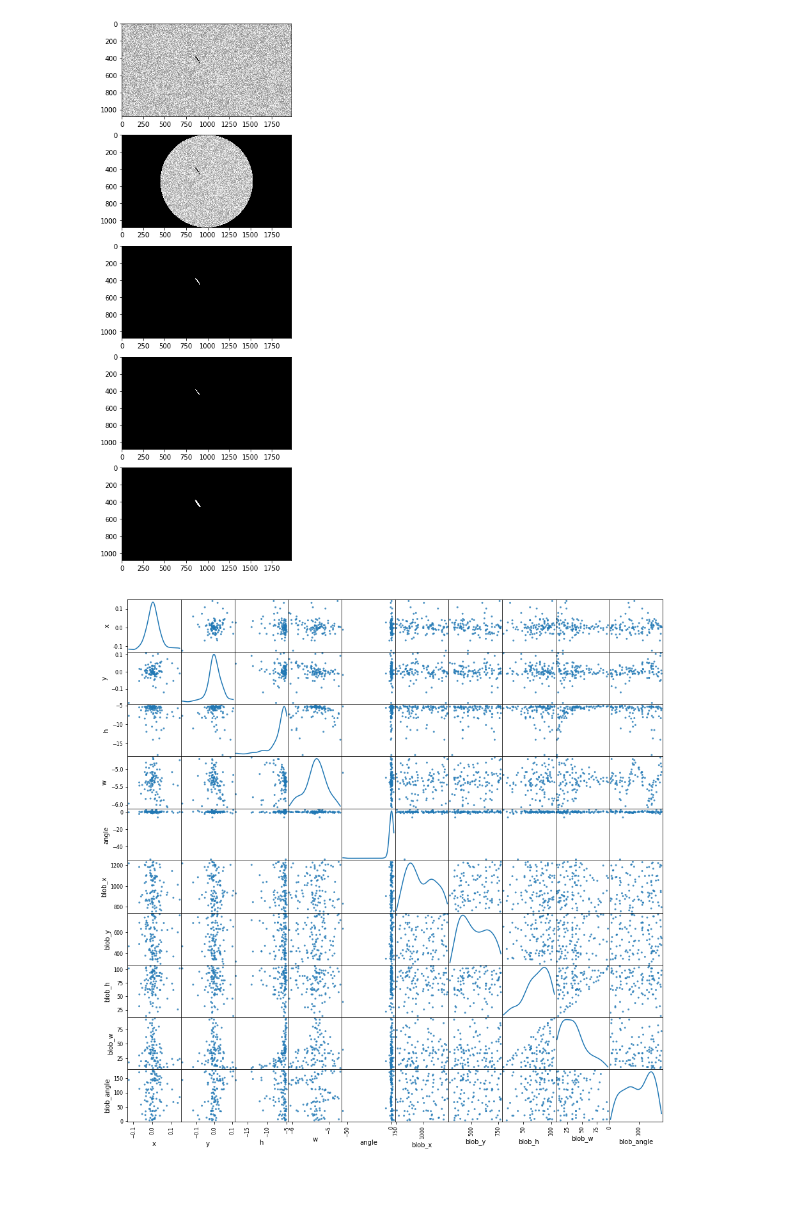
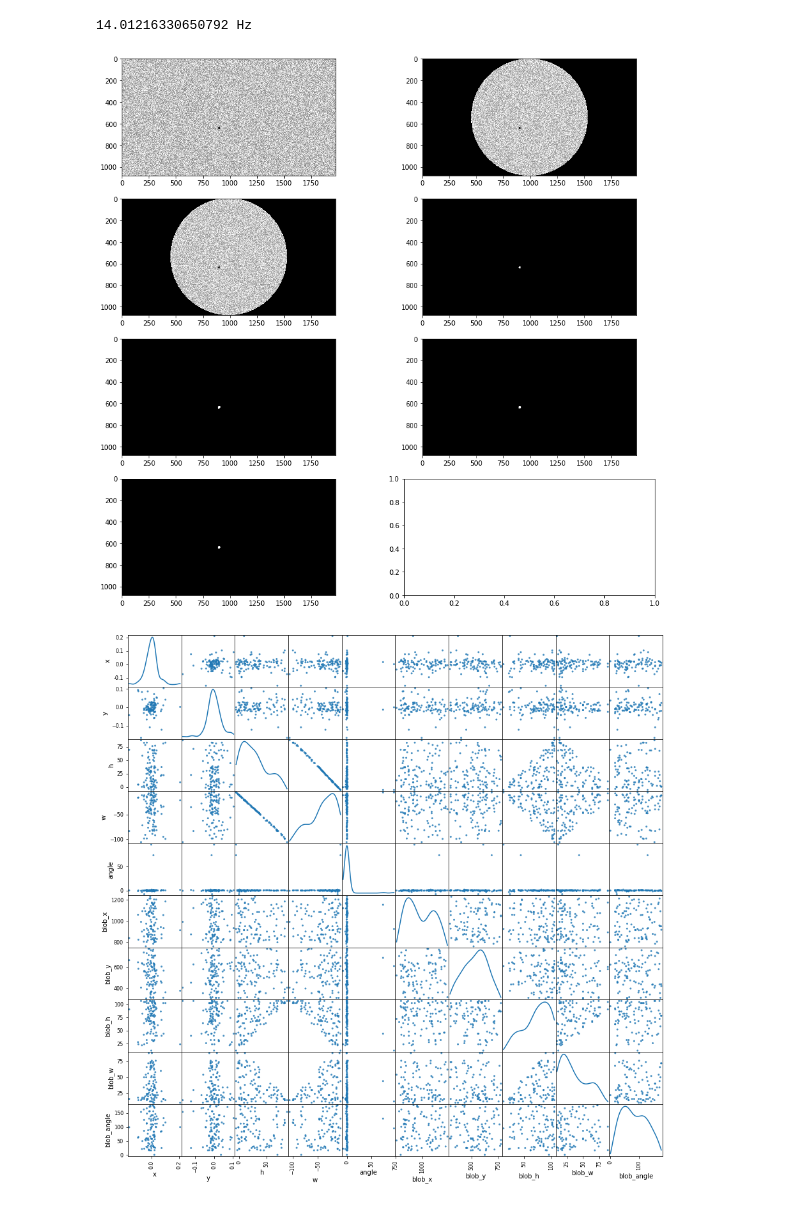
Before and after one commit to bolirev/toolbox-tracking, a Jupyter notebook: src/BeeTrackTracker_CPP.ipynb, the cells around one changed output. Cells and saved outputs as stored; diff of their text form; code cells hidden in the pictures.

```diff
--- a/src/BeeTrackTracker_CPP.ipynb
+++ b/src/BeeTrackTracker_CPP.ipynb
@@ -26,62 +29,66 @@ for i, image in enumerate([mask,background,blob]):
 # %%
-mybee=beetracktracker.beetracktracker()
-mybee.set_mask(mask)
-mybee.set_image(background)
-mybee.set_area_lim(0,10000)
-mybee.set_roundness_lim(0,1)
-mybee.set_erode_iter(1)
-mybee.set_dilate_iter(3)
-mybee.set_roi(210,150)
-mybee.set_max_nb_bee(4)
-mybee.run()
+mybee=blobextractor.BlobFinder(mask)
+mybee.gaussian_blur=1
+mybee.area_lim=[0,10000]
+mybee.roundness_lim=[0,1]
+mybee.erode_iter=1
+mybee.dilate_iter=3
+mybee.run(background)
 
 max_error_pos=1 #px
 max_angle_pos=1 #deg
 max_simulated_blob=1
 
 for _ in range(50):
     blob, blob_center, blob_axes, blob_angle = test.get_randomblob(mask,background)
-    mybee.set_image(blob)
-    mybee.run()
+    mybee.run(blob)
 
 blobs=pd.DataFrame(index=np.arange(100),columns=['x','y','h','w','angle'],dtype=np.float)
 detections=np.nan*blobs.copy()
+t_start=time.time()
 for frame_i in blobs.index:
     blob, blob_center, blob_axes, blob_angle = test.get_randomblob(mask,background)
     blobs.loc[frame_i,['x','y']]=blob_center
     blobs.loc[frame_i,['h','w']]=blob_axes
     blobs.loc[frame_i,['angle']]=blob_angle
 
-    mybee.set_image(blob)
-    mybee.run()
-    step=beetracktracker.beetracktracker.processing_steps.contours_filtered
-    contours=mybee.get_data(step)
-    detections.loc[frame_i,['x','y']]=contours[0,:2]
-    detections.loc[frame_i,['h','w']]=contours[0,2:4]
-    detections.loc[frame_i,['angle']]=contours[0,4]
+    mybee.run(blob)
+    contours=mybee.filtered_contours
+    if len(contours) != 1:
+        print('More than one contours detected')
+    contours=contours[0]
+    detections.loc[frame_i,['x','y']]=contours[0]
+    detections.loc[frame_i,['h','w']]=contours[1]
+    detections.loc[frame_i,['angle']]=contours[2]
 
     #if contours.shape[0]>max_simulated_blob:
     #    raise ValueError('Too many blobs detected')
     #elif contours.shape[0]<max_simulated_blob:
     #    raise ValueError('Too few blobs detected')
 
-    px_error=np.sqrt(np.sum(contours[0,:2]-blob_center)**2)
+    px_error=np.sqrt(np.sum(contours[0]-blob_center)**2)
     assert (px_error<max_error_pos), 'pixel error is too large {}>{}'.format(px_error,max_error_pos)
-    angle_error=np.sqrt(np.sum(contours[0,4]-blob_angle)**2)
+    angle_error=np.sqrt(np.sum(contours[2]-blob_angle)**2)
     #assert (angle_error<max_angle_pos), 'angle error is too large {}>{}'.format(angle_error,max_angle_pos)
+t_end=time.time()
+t_elapsed=t_end-t_start
+frame_per_sec=blobs.shape[0]/t_elapsed
+print(frame_per_sec, 'Hz')
 
-
-f,axarr=plt.subplots(5,1,figsize=(15,15))
-for i, step in enumerate([beetracktracker.beetracktracker.processing_steps.read,
-                           beetracktracker.beetracktracker.processing_steps.masked,
-                           beetracktracker.beetracktracker.processing_steps.segmented,
-                           beetracktracker.beetracktracker.processing_steps.eroded,
-                           beetracktracker.beetracktracker.processing_steps.dilated]):
-    myim=mybee.get_data(step)
+f,axarr=plt.subplots(4,2,figsize=(15,15))
+axarr=axarr.flatten()
+for i, myim in enumerate([mybee.original_image,
+                          mybee.masked_image,
+                          mybee.blured_image,
+                          mybee.segmented_image,
+                          mybee.dilated_image,
+                          mybee.eroded_image,
+                          mybee.processed_image]):
     ax=axarr[i]
     ax.imshow(myim,cmap=plt.get_cmap('gray'))
 # %% [output]
+14.01216330650792 Hz
-[figure, old version]
+[figure, new version]
 # %%
 from pandas.plotting import scatter_matrix
 df=blobs-detections
@@ -90,4 +97,4 @@ for col in blobs.columns:
 df=df.dropna()
 scatter_matrix(df, alpha=0.8, figsize=(15, 15), diagonal='kde');
 # %% [output]
-[figure, old version]
+[figure, new version]
```
Also changed, not shown: parts of 6 cells of this notebook, 3 other files.
